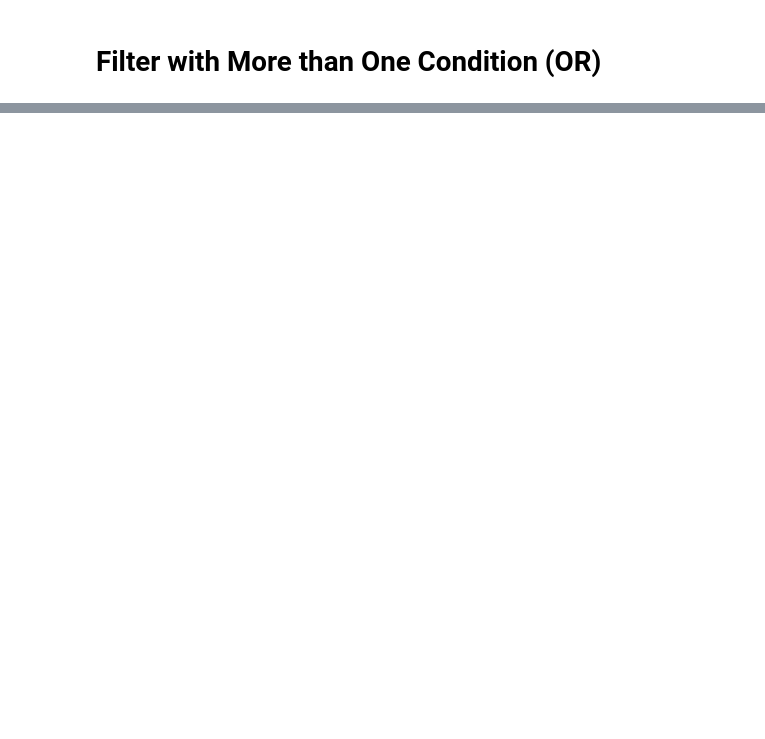
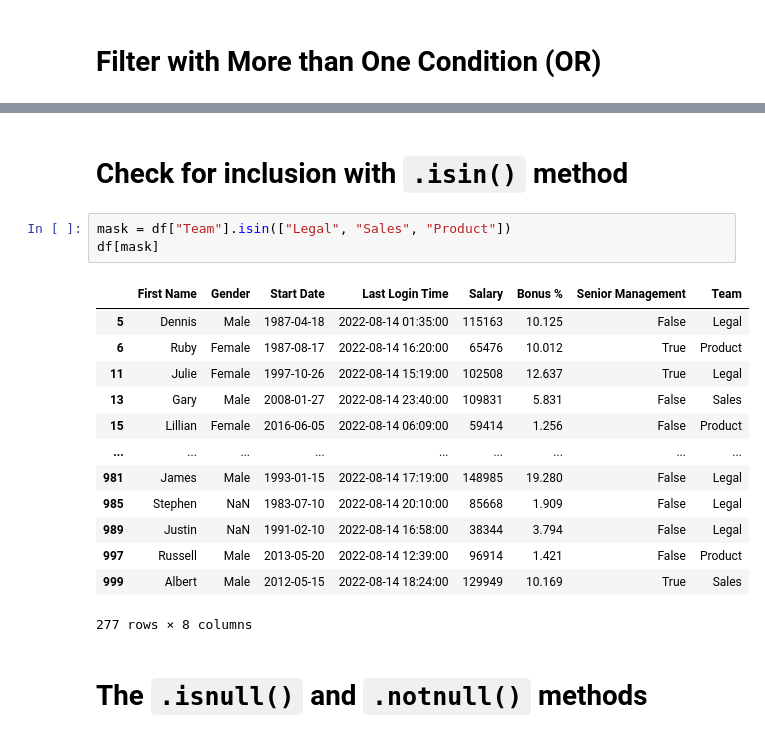
Before and after one commit to PacktPublishing/Data-Analysis-with-Pandas-and-Python, a Jupyter notebook: S1 - Resources/pandas/DataFrames_2.ipynb, the cells around one changed output, grey strips where cells are left out. Saved outputs shown, nothing was run; the diff lists cells and outputs as text; blank space fills up the shorter version.

```diff
--- a/S1 - Resources/pandas/DataFrames_2.ipynb
+++ b/S1 - Resources/pandas/DataFrames_2.ipynb
@@ -206,0 +216,21 @@ df[(name & team) | start_date]
+# %% [markdown]
+# Check for inclusion with `.isin()` method
+# %%
+mask = df["Team"].isin(["Legal", "Sales", "Product"])
+df[mask]
+# %% [output]
+|  | First Name | Gender | Start Date | Last Login Time | Salary | Bonus % | Senior Management | Team |
+| 5 | Dennis | Male | 1987-04-18 | 2022-08-14 01:35:00 | 115163 | 10.125 | False | Legal |
+| 6 | Ruby | Female | 1987-08-17 | 2022-08-14 16:20:00 | 65476 | 10.012 | True | Product |
+| 11 | Julie | Female | 1997-10-26 | 2022-08-14 15:19:00 | 102508 | 12.637 | True | Legal |
+| 13 | Gary | Male | 2008-01-27 | 2022-08-14 23:40:00 | 109831 | 5.831 | False | Sales |
+| 15 | Lillian | Female | 2016-06-05 | 2022-08-14 06:09:00 | 59414 | 1.256 | False | Product |
+| ... | ... | ... | ... | ... | ... | ... | ... | ... |
+| 981 | James | Male | 1993-01-15 | 2022-08-14 17:19:00 | 148985 | 19.280 | False | Legal |
+| 985 | Stephen | NaN | 1983-07-10 | 2022-08-14 20:10:00 | 85668 | 1.909 | False | Legal |
+| 989 | Justin | NaN | 1991-02-10 | 2022-08-14 16:58:00 | 38344 | 3.794 | False | Legal |
+| 997 | Russell | Male | 2013-05-20 | 2022-08-14 12:39:00 | 96914 | 1.421 | False | Product |
+| 999 | Albert | Male | 2012-05-15 | 2022-08-14 18:24:00 | 129949 | 10.169 | True | Sales |
+277 rows × 8 columns
+# %% [markdown]
+# The `.isnull()` and `.notnull()` methods
```
Also changed, not shown: parts of 33 cells of this notebook.
